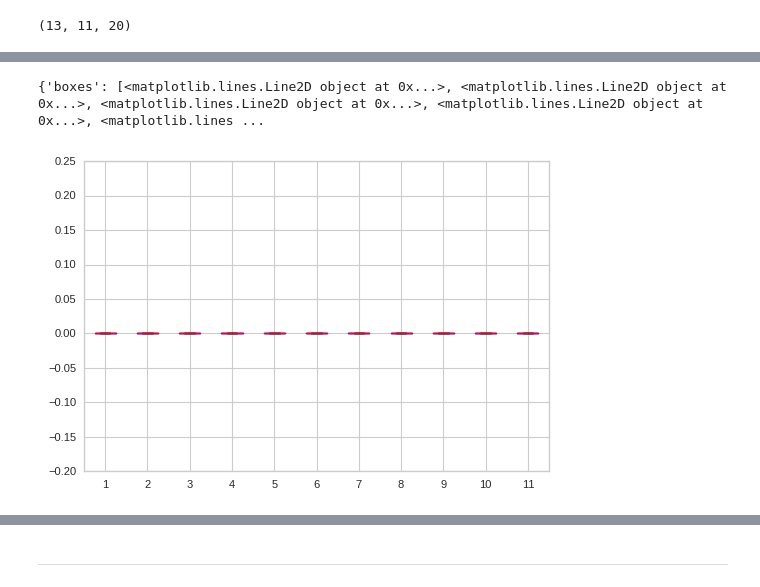
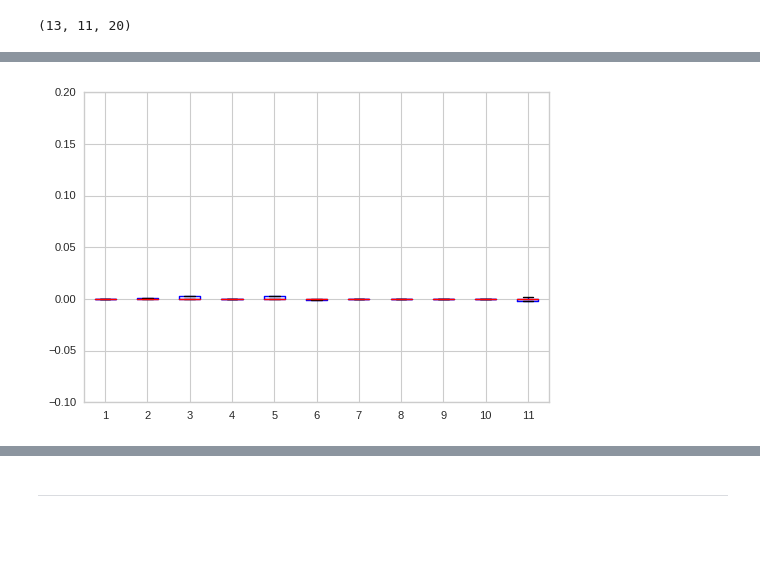
Before and after one commit to Xidron/qSAR-net, a Jupyter notebook: network.ipynb, the cells around one changed output, grey strips where cells are left out. Drawn from its saved outputs; the diff is of its cells as text; code cells hidden in the pictures; blank space fills up the shorter version.

```diff
--- a/network.ipynb
+++ b/network.ipynb
@@ -138,17 +146,17 @@ def prepare_sets(lol_mols, val_prc=0.25, rType='fingerprint'):
 # %% [markdown]
 ## Neuron layers
 # %%
-''' Create a single neuron layer - weight, bias, placeholder '''
-def neuron_layer(isize, hsize, prev_placeholder):
+def neuron_layer(isize, hsize, prev_layer):
+    ''' Create a single neuron layer - weight, bias, placeholder '''
     # weights and biases
     w = tf.Variable(tf.random_normal((isize, hsize), stddev=1/sqrt(isize)))
     b = tf.Variable(tf.random_normal((hsize,), stddev=0.1))
     # neuron
-    h = tf.nn.sigmoid(tf.matmul(prev_placeholder, w) + b)
+    h = tf.nn.sigmoid(tf.matmul(prev_layer, w) + b)
     return w,b,h
 
-''' Create placeholders, weights and biases for all requested layers '''
 def setup_layers(layers, osize, isize=1024):
+    ''' Create placeholders, weights and biases for all requested layers '''
     x = tf.placeholder(tf.float32, shape=[None,isize])
     active_layers = {'x':x,'w':[],'b':[],'h':[]}
 
@@ -258,9 +248,10 @@ def train_network(data, batch_size, epochs):
 # %% [markdown]
 ### Prepare data
 # %%
-num_class = 15
+num_class = 5 #first n most numerous classes
 mol_matrix = []
 for line in receptors[:num_class]:
     name = line[0]
     mol_list = read_ism(path + name)
     mol_matrix.append(mol_list)
+mol_matrix[0][:3]
@@ -275 +273,6 @@ Wall time: 43.3 s
+# %%
+layers = [30, 50, 30]
+learning_rate = 0.001
+batch_size = 15
+epochs = 5
 # %% [markdown]
@@ -277,6 +279,0 @@ Wall time: 43.3 s
-# %%
-#User-defined network variables:
-layers = [20, 50, 30]
-learning_rate = 0.0001
-batch_size = 15
-epochs = 5
@@ -387,6 +412,5 @@ plt.plot(weights[:, c, 4])
 # %%
-print(plt.boxplot(np.transpose(w_last-w_first)))
+plt.boxplot(np.transpose(w_last-w_first));
 # %% [output]
-{'boxes': [<matplotlib.lines.Line2D object at 0x...>, <matplotlib.lines.Line2D object at 0x...>, <matplotlib.lines.Line2D object at 0x...>, <matplotlib.lines.Line2D object at 0x...>, <matplotlib.lines ...
-[figure, old version]
+[figure, new version]
 # %%
```
Also changed, not shown: parts of 25 cells of this notebook.
